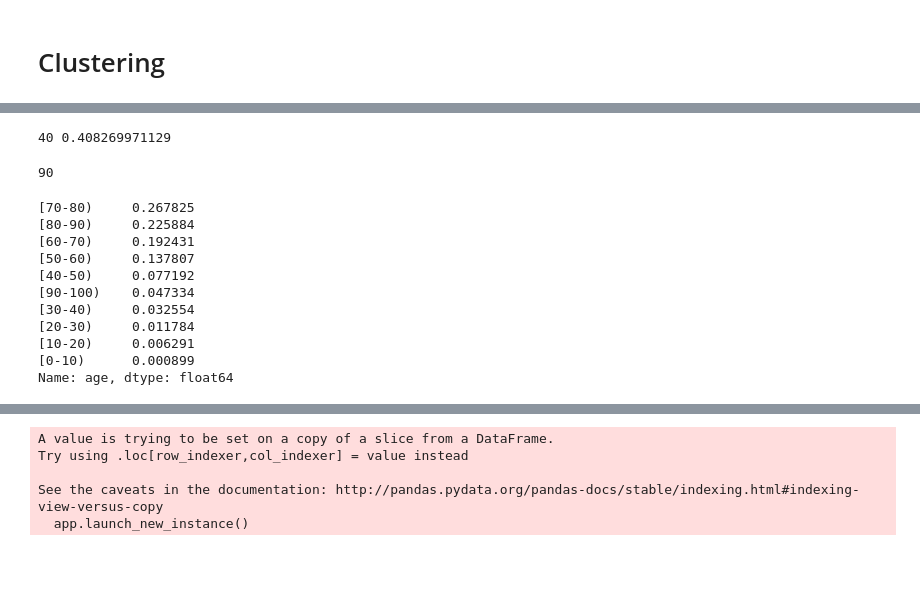
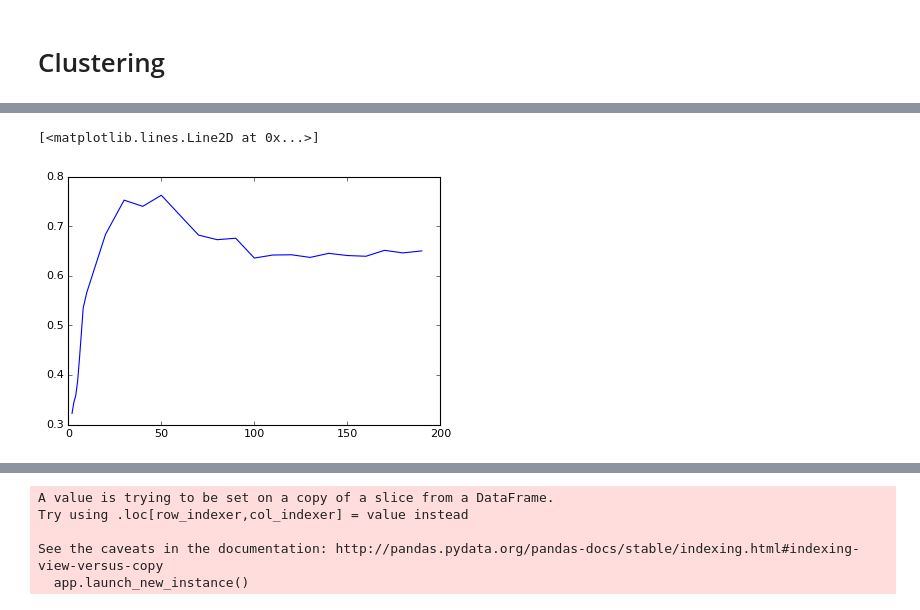
Before and after one commit to yoraml/unsupervised-learning-2019, a Jupyter notebook: unsupervised.ipynb, the cells around one changed output, grey strips where cells are left out. Drawn from its saved outputs; the diff is of its cells as text; code cells hidden in the pictures; blank space fills up the shorter version.

```diff
--- a/unsupervised.ipynb
+++ b/unsupervised.ipynb
@@ -270,0 +212,5 @@ gc.collect()
+# %%
+patient_df_2 = diabetic_data_first_encounter[patient_features]
+def get_age(age_group):
+    return np.mean([int(x) for x in age_group.replace('[','').replace(')','').split('-')])
+patient_df_2['age'] = patient_df_2['age'].apply(get_age)
@@ -271,15 +235,22 @@ gc.collect()
 # %%
 #Find best k
 res = []
-k = 40
-kmeans = KMeans(n_clusters=k,random_state=0,n_jobs=3).fit(patient_df)
-patient_df['cluster'] = kmeans.labels_
-del kmeans
-sample = patient_df.sample(5000)
-score = metrics.silhouette_score(sample.iloc[:,:-1],sample.iloc[:,-1])
-print k,score
-res.append(score)
-gc.collect()
+for k in range(2,10):
+    kmeans = KMeans(n_clusters=k,random_state=0,n_jobs=3).fit(patient_df_2)
+    patient_df['cluster'] = kmeans.labels_
+    del kmeans
+    sample = patient_df.sample(10000)
+    score = metrics.silhouette_score(sample.iloc[:,:-1],sample.iloc[:,-1])
+    print k,score
+    res.append(score)
+    gc.collect()
+
+for k in range(10,200,10):
+    kmeans = KMeans(n_clusters=k,random_state=0,n_jobs=3).fit(patient_df_2)
+    patient_df['cluster'] = kmeans.labels_
+    del kmeans
+    sample = patient_df.sample(10000)
+    score = metrics.silhouette_score(sample.iloc[:,:-1],sample.iloc[:,-1])
+    print k,score
+    res.append(score)
+    gc.collect()
-# %% [output]
-40 0.408269971129
-90
@@ -288 +257,13 @@ metrics.silhouette_score?
+# %%
+l = []
+for k in range(2,10):
+    l.append(k)
+for k in range(10,200,10):
+    l.append(k)
+k_score = pd.DataFrame(res,index=l)
+# %%
+plt.plot(k_score)
+# %% [output]
+[<matplotlib.lines.Line2D at 0x...>]
+[figure, added]
 # %%
@@ -299,14 +272,0 @@ diabetic_data_first_encounter['cluster'] = kmeans.labels_
-# %%
-diabetic_data_first_encounter[diabetic_data_first_encounter['cluster']==6]['age'].value_counts(normalize=True)
-# %% [output]
-[70-80)     0.267825
-[80-90)     0.225884
-[60-70)     0.192431
-[50-60)     0.137807
-[40-50)     0.077192
-[90-100)    0.047334
-[30-40)     0.032554
-[20-30)     0.011784
-[10-20)     0.006291
-[0-10)      0.000899
-Name: age, dtype: float64
```
Also changed, not shown: parts of 96 cells of this notebook.
